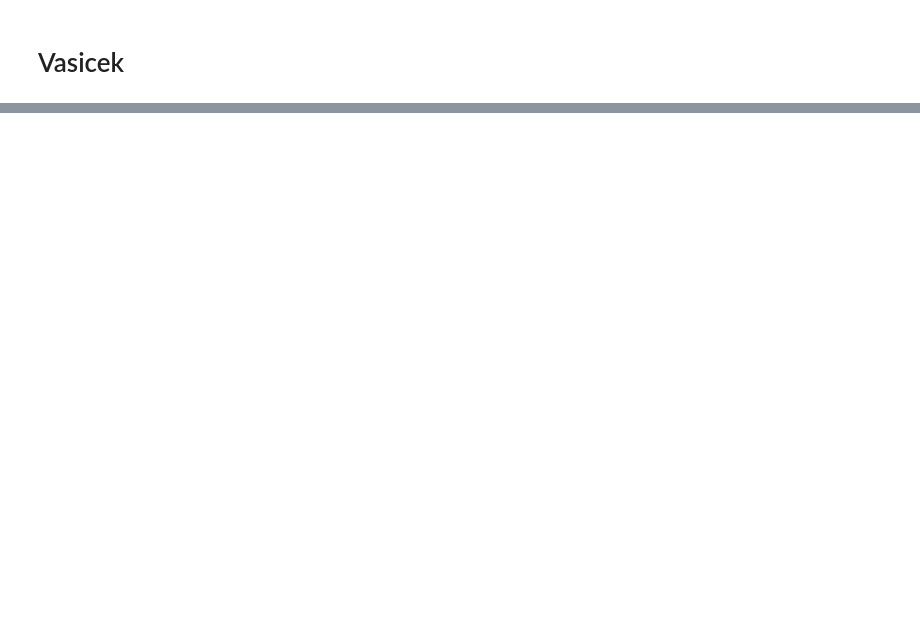
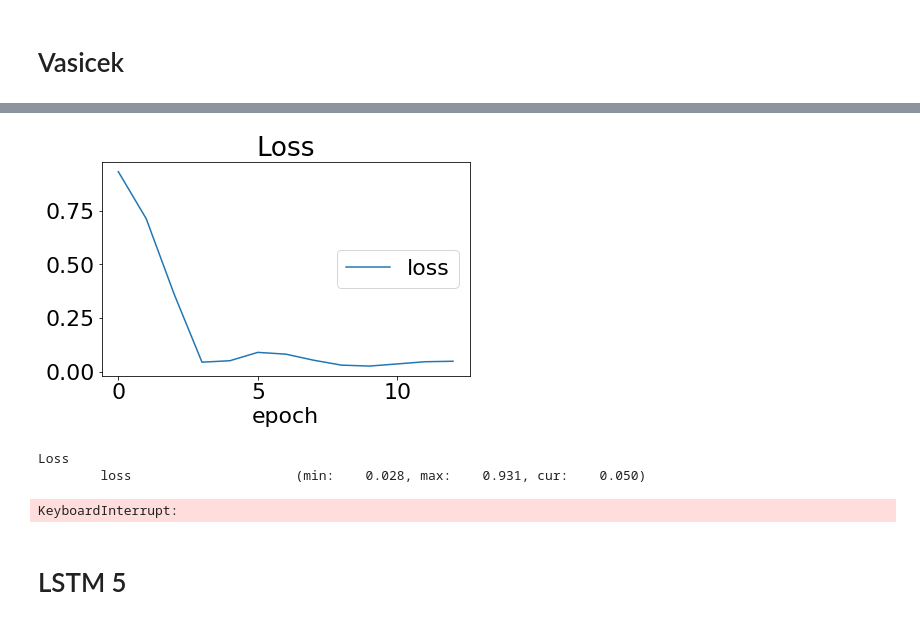
Before and after one commit to Nitrogen13/sde-vs-ml-timeseries, a Jupyter notebook: LSTM on Vasicek.ipynb, the cells around one changed output, grey strips where cells are left out. Saved outputs shown, nothing was run; the diff lists cells and outputs as text; code cells hidden in the pictures; blank space fills up the shorter version.

```diff
--- a/LSTM on Vasicek.ipynb
+++ b/LSTM on Vasicek.ipynb
@@ -179,19 +170,61 @@ def sliding_windows(data, seq_length):
 
     return np.array(x), np.array(y)
 # %%
-seq_length = 50
+seq_length = 100
 
+# scaled_x, scaled_y = sliding_windows(scaler.fit_transform(X), seq_length)
 lstm_x, lstm_y = sliding_windows(X, seq_length)
 
-test_size = len(lstm_y) - train_size
+test_size = len(X) - train_size
 
-trainX = torch.Tensor(np.array(lstm_x[0:train_size]))
-trainY = torch.Tensor(np.array(lstm_y[0:train_size]))
+trainX = torch.Tensor(np.array(lstm_x[:-test_size]))
+trainY = torch.Tensor(np.array(lstm_y[:-test_size]))
 
-testX = torch.Tensor(np.array(lstm_x[train_size:len(lstm_x)]))
-testY = torch.Tensor(np.array(lstm_y[train_size:len(lstm_y)]))
+testX = torch.Tensor(np.array(lstm_x[-test_size:]))
+testY = torch.Tensor(np.array(lstm_y[-test_size:]))
 # %%
 dataloaderX = DataLoader(trainX, batch_size=20000, shuffle=False)
 dataloaderY = DataLoader(trainY, batch_size=20000, shuffle=False)
 test_dataloaderX = DataLoader(testX, batch_size=20000, shuffle=False)
 test_dataloaderY = DataLoader(testY, batch_size=20000, shuffle=False)
+# %%
+num_epochs = 2500
+learning_rate = 0.01
+
+input_size = 1
+num_layers = 3
+hidden_size = 50
+num_classes = 1
+
+lstm = LSTM(input_size, hidden_size, seq_length, num_layers).to(device)
+
+criterion = torch.nn.MSELoss()
+optimizer = torch.optim.Adam(lstm.parameters(), lr=learning_rate)
+
+liveloss = PlotLosses()
+
+# Train the model
+for epoch in range(num_epochs):
+    logs = {}
+    for batch_ind, (x_batch, y_batch) in enumerate(zip(dataloaderX, dataloaderY)):
+        x_batch = x_batch.to(device)
+        y_batch = y_batch.to(device)
+        outputs = lstm(x_batch)
+        optimizer.zero_grad()
+
+        # obtain the loss function
+        loss = criterion(outputs, y_batch)
+        loss.backward()
+        optimizer.step()
+
+    logs['loss'] = loss.item()
+    liveloss.update(logs)
+    liveloss.send()
+
+
+print(f"Epoch: {epoch}, Batch: {batch_ind} loss: {loss.item()}")
+# %% [output]
+[figure, added]
+Loss
+        loss                     (min:    0.028, max:    0.931, cur:    0.050)
+KeyboardInterrupt:
@@ -198 +253,3 @@ test_dataloaderY = DataLoader(testY, batch_size=20000, shuffle=False)
+# %% [markdown]
+# LSTM 5
 # %%
```
Also changed, not shown: parts of 42 cells of this notebook, 6 other files.
